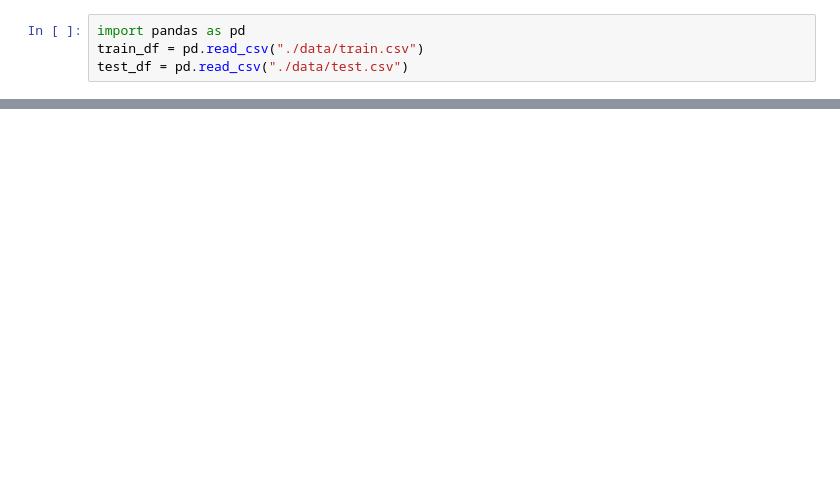
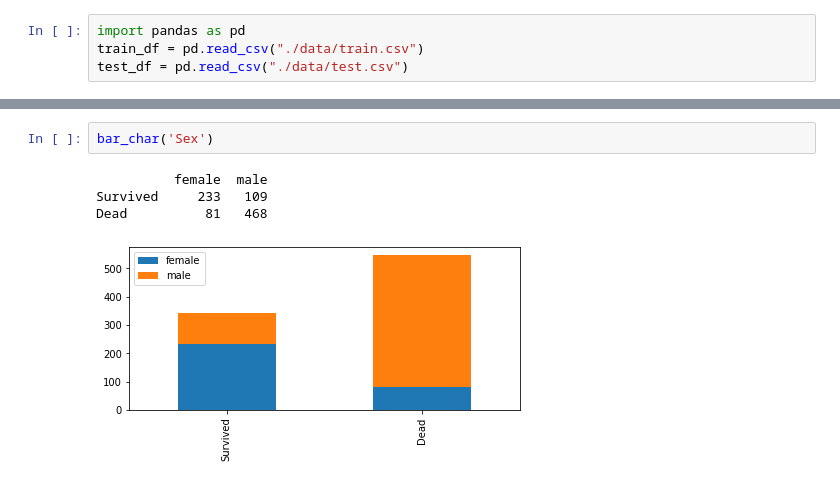
Before and after one commit to mrlee0708/kaggle-titanic, a Jupyter notebook: titanic-miran.ipynb, the cells around one changed output, grey strips where cells are left out. Saved outputs shown, nothing was run; the diff lists cells and outputs as text; blank space fills up the shorter version.

```diff
--- a/titanic-miran.ipynb
+++ b/titanic-miran.ipynb
@@ -16,0 +71,7 @@ train_df.head() #Preview
+# %%
+bar_char('Sex')
+# %% [output]
+          female  male
+Survived     233   109
+Dead          81   468
+[figure, added]
```
Also changed, not shown: parts of 10 cells of this notebook.
